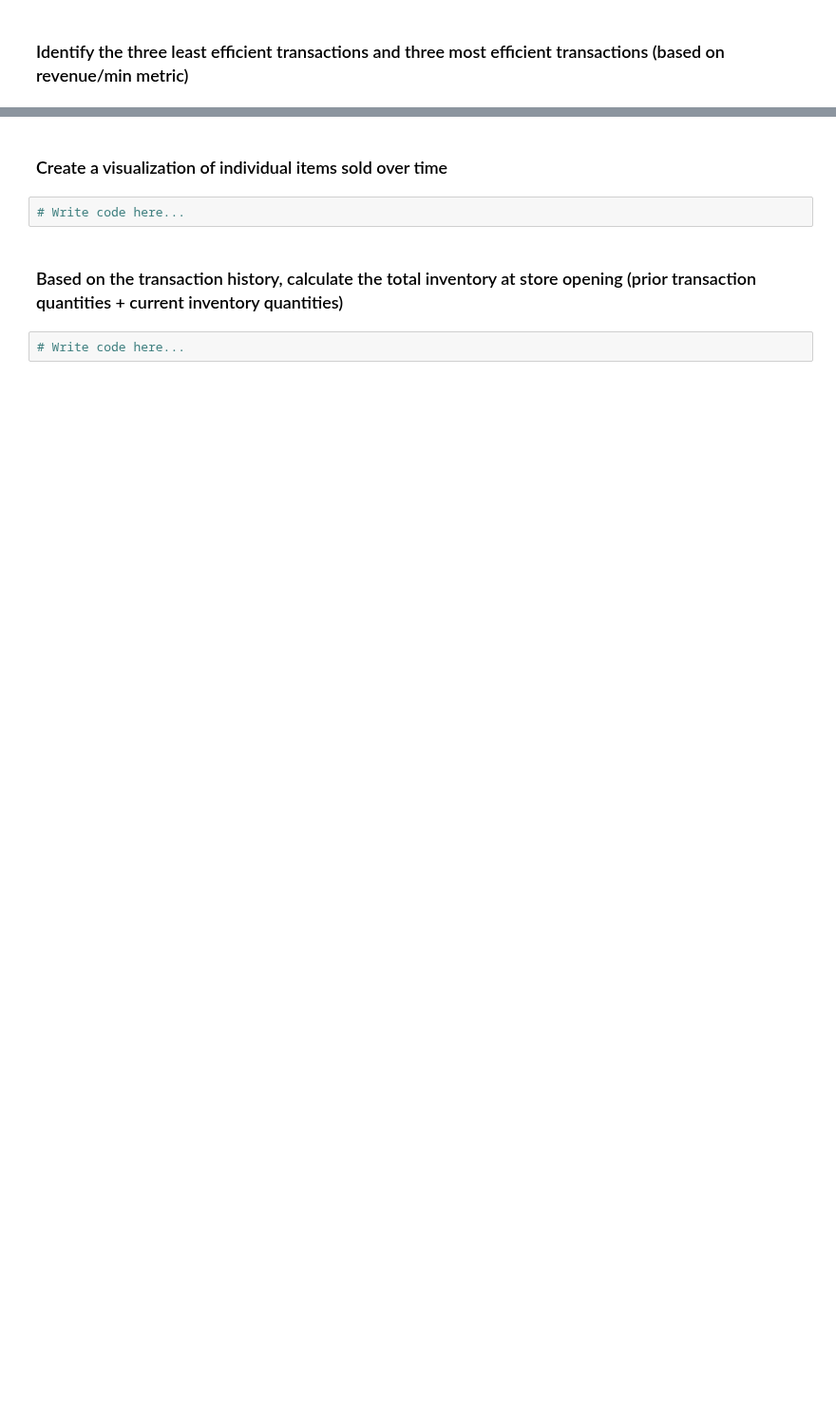
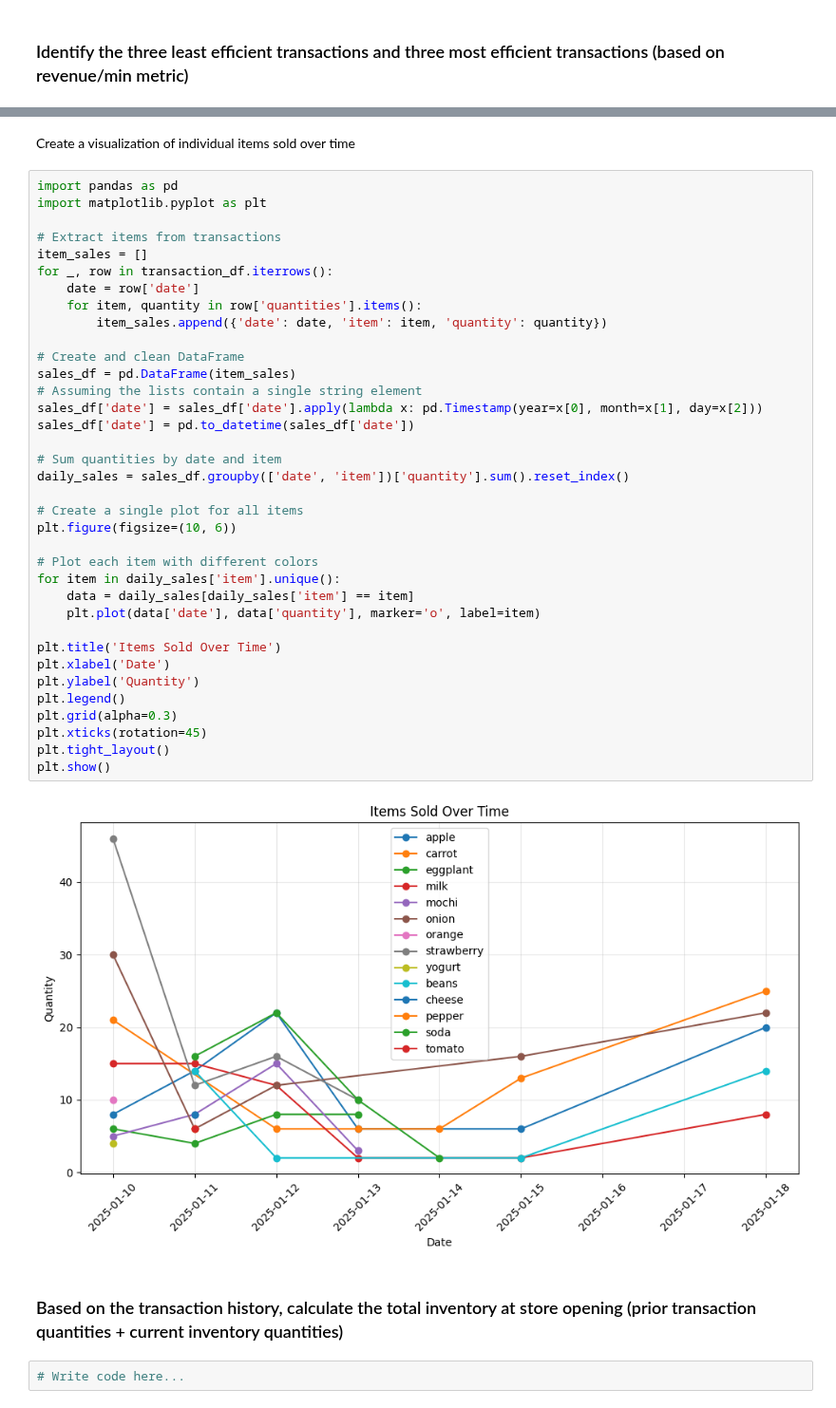
Before and after one commit to oochuru/MLBootCamp25Ochuru, a Jupyter notebook: 4_DataScience_TakeHome.ipynb, the cells around one changed output, grey strips where cells are left out. Shown at 95% size. Drawn from its saved outputs; the diff is of its cells as text; blank space fills up the shorter version.

```diff
--- a/4_DataScience_TakeHome.ipynb
+++ b/4_DataScience_TakeHome.ipynb
@@ -164,7 +226,43 @@ Number of transactions violating max quantities rule: 21
 # %% [markdown]
-### Create a visualization of individual items sold over time
+Create a visualization of individual items sold over time
-# %%
-# Write code here...
+# %%
+import pandas as pd
+import matplotlib.pyplot as plt
+
+# Extract items from transactions
+item_sales = []
+for _, row in transaction_df.iterrows():
+    date = row['date']
+    for item, quantity in row['quantities'].items():
+        item_sales.append({'date': date, 'item': item, 'quantity': quantity})
+
+# Create and clean DataFrame
+sales_df = pd.DataFrame(item_sales)
+# Assuming the lists contain a single string element
+sales_df['date'] = sales_df['date'].apply(lambda x: pd.Timestamp(year=x[0], month=x[1], day=x[2]))
+sales_df['date'] = pd.to_datetime(sales_df['date'])
+
+# Sum quantities by date and item
+daily_sales = sales_df.groupby(['date', 'item'])['quantity'].sum().reset_index()
+
+# Create a single plot for all items
+plt.figure(figsize=(10, 6))
+
+# Plot each item with different colors
+for item in daily_sales['item'].unique():
+    data = daily_sales[daily_sales['item'] == item]
+    plt.plot(data['date'], data['quantity'], marker='o', label=item)
+
+plt.title('Items Sold Over Time')
+plt.xlabel('Date')
+plt.ylabel('Quantity')
+plt.legend()
+plt.grid(alpha=0.3)
+plt.xticks(rotation=45)
+plt.tight_layout()
+plt.show()
+# %% [output]
+[figure, added]
 # %% [markdown]
 ### Based on the transaction history, calculate the total inventory at store opening (prior transaction quantities + current inventory quantities)
 # %%
```
Also changed, not shown: parts of 7 cells of this notebook.
